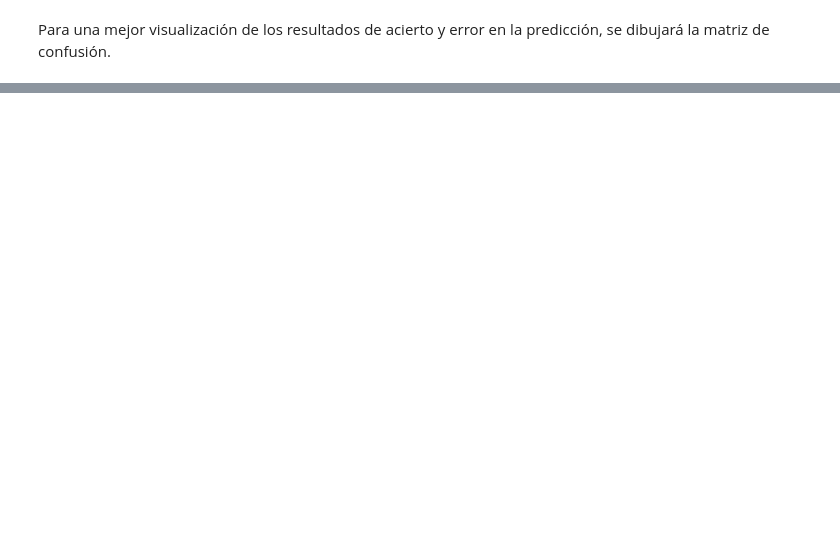
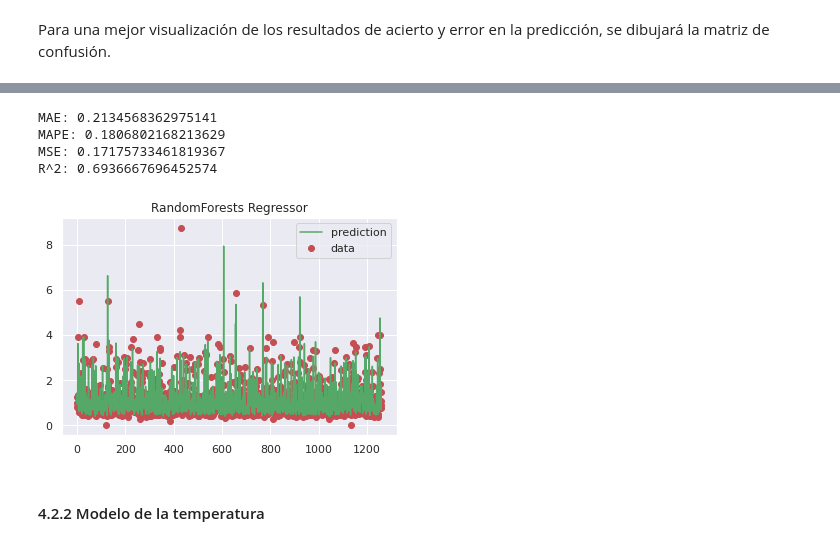
Before and after one commit to Laura-VFA/DataMining-21-22, a Jupyter notebook: DM_Entrega3.ipynb, the cells around one changed output, grey strips where cells are left out. Cells and saved outputs as stored; diff of their text form; code cells hidden in the pictures; blank space fills up the shorter version.

```diff
--- a/DM_Entrega3.ipynb
+++ b/DM_Entrega3.ipynb
@@ -179,10 +177,9 @@ Para ello, primero será necesario comprobar que no nos enfretamos a un problema
 # %%
-import seaborn as sb
-sb.set(style='darkgrid')
+sns.set(style='darkgrid')
 
 print(agroanalisis.groupby('rentable').size())
 
-sb.catplot(x='rentable', data=agroanalisis, kind='count')
+sns.catplot(x='rentable', data=agroanalisis, kind='count')
 # %% [output]
 rentable
 0    2054
@@ -293,0 +699,6 @@ plt.title(all_sample_title, size = 15);
+# %%
+X = agroanalisis[x_features_month]
+y = agroanalisis['price_max_recolec']
+
+X_train, X_test, y_train, y_test = train_test_split( X, y, test_size=0.33, random_state=42)
+X_train.head()
@@ -293,0 +712,29 @@ plt.title(all_sample_title, size = 15);
+# %%
+regr_month = RandomForestRegressor(n_estimators= 4, criterion='absolute_error', random_state=0)
+
+# Entrenamiento y ejecución del modelo
+regr_month.fit(X_train, y_train)
+y_pred = regr_month.predict(X_test)
+# %%
+print ("MAE:", metrics.mean_absolute_error(y_pred , y_test))
+print ("MAPE:", metrics.mean_absolute_percentage_error(y_pred , y_test))
+print ("MSE:", metrics.mean_squared_error(y_pred , y_test))
+print ("R^2:", metrics.r2_score(y_pred , y_test))
+# %% [output]
+MAE: 0.2134568362975141
+MAPE: 0.1806802168213629
+MSE: 0.17175733461819367
+R^2: 0.6936667696452574
+# %%
+xx = np.stack(i for i in range(len(y_test)))
+plt.scatter(xx, y_test, c='r', label='data')
+plt.plot(xx, y_pred, c='g', label='prediction')
+plt.axis('tight')
+plt.legend()
+plt.title("RandomForests Regressor")
+
+plt.show()
+# %% [output]
+[figure, added]
+# %% [markdown]
+#### 4.2.2 Modelo de la temperatura
```
Also changed, not shown: parts of 85 cells of this notebook.
